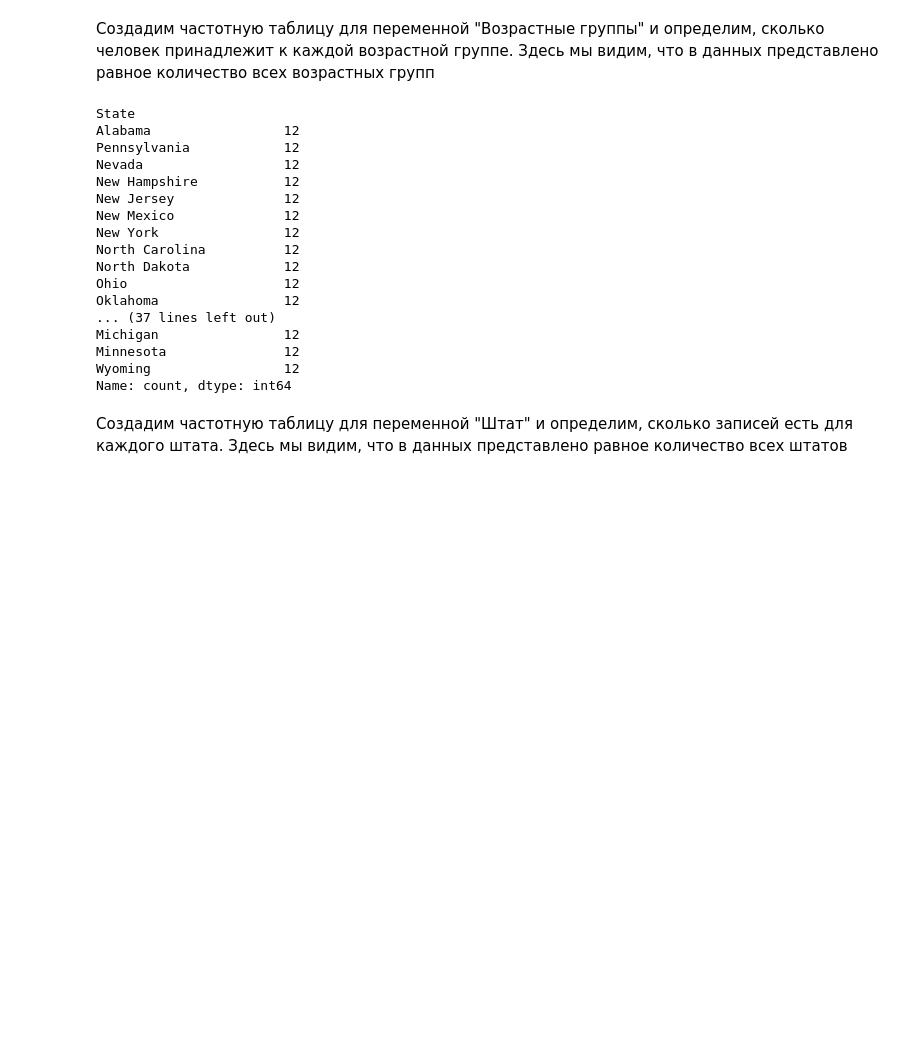
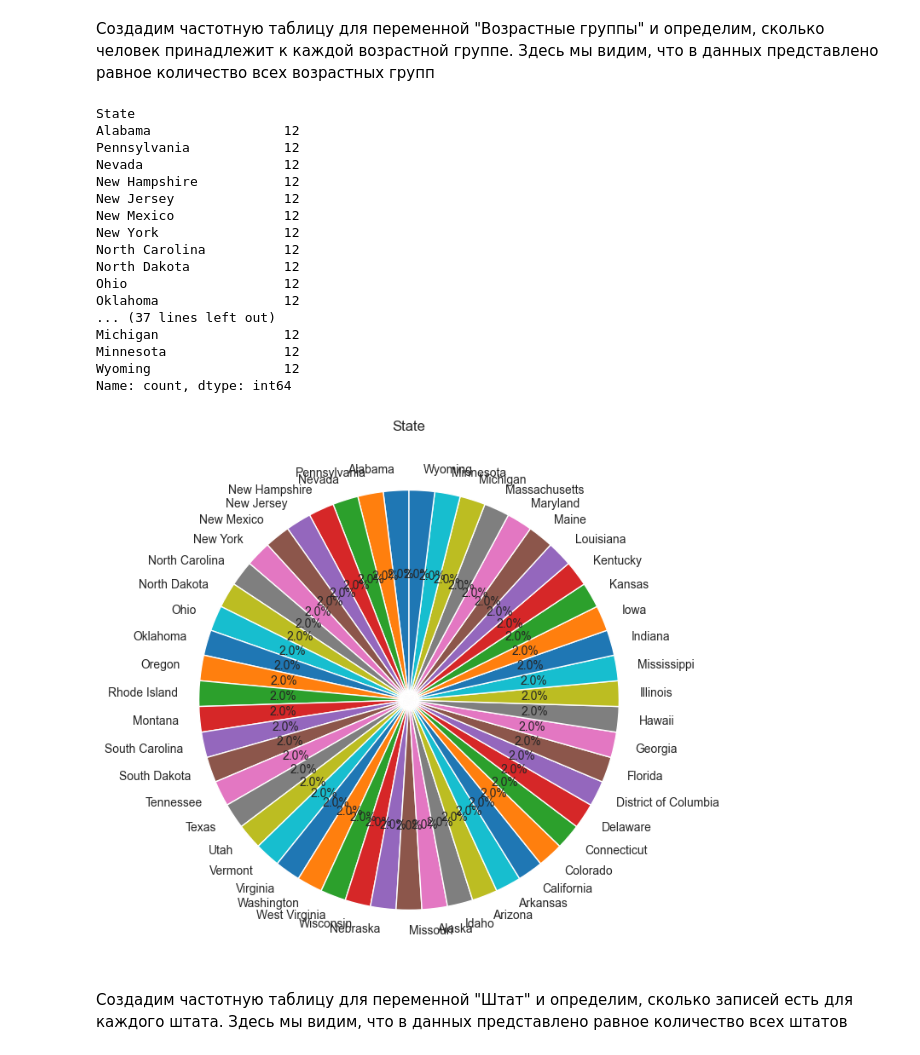
Before and after one commit to EvgenyBaulin/Data_Analysis_for_Sekerzhitskaya_Angelina_and_Kryanina_Varvara, a Jupyter notebook: Project/main.ipynb, the cells around one changed output. Saved outputs shown, nothing was run; the diff lists cells and outputs as text; code cells hidden in the pictures; blank space fills up the shorter version.

```diff
--- a/Project/main.ipynb
+++ b/Project/main.ipynb
@@ -192,26 +216,26 @@ Name: count, dtype: int64
 # %% [markdown]
 Создадим частотную таблицу для переменной "Возрастные группы" и определим, сколько человек принадлежит к каждой возрастной группе. Здесь мы видим, что в данных представлено равное количество всех возрастных групп
 # %%
-state_frequency = df['State'].value_counts()
-state_frequency
+Val_Count_and_Statistic('State')
 # %% [output]
 State
 Alabama                 12
 Pennsylvania            12
 Nevada                  12
 New Hampshire           12
 New Jersey              12
 New Mexico              12
 New York                12
 North Carolina          12
 North Dakota            12
 Ohio                    12
 Oklahoma                12
 ... (37 lines left out)
 Michigan                12
 Minnesota               12
 Wyoming                 12
 Name: count, dtype: int64
+[figure, added]
 # %% [markdown]
 Создадим частотную таблицу для переменной "Штат" и определим, сколько записей есть для каждого штата. Здесь мы видим, что в данных представлено равное количество всех штатов
 # %%
```
Also changed, not shown: parts of 31 cells of this notebook, 1 other file.
